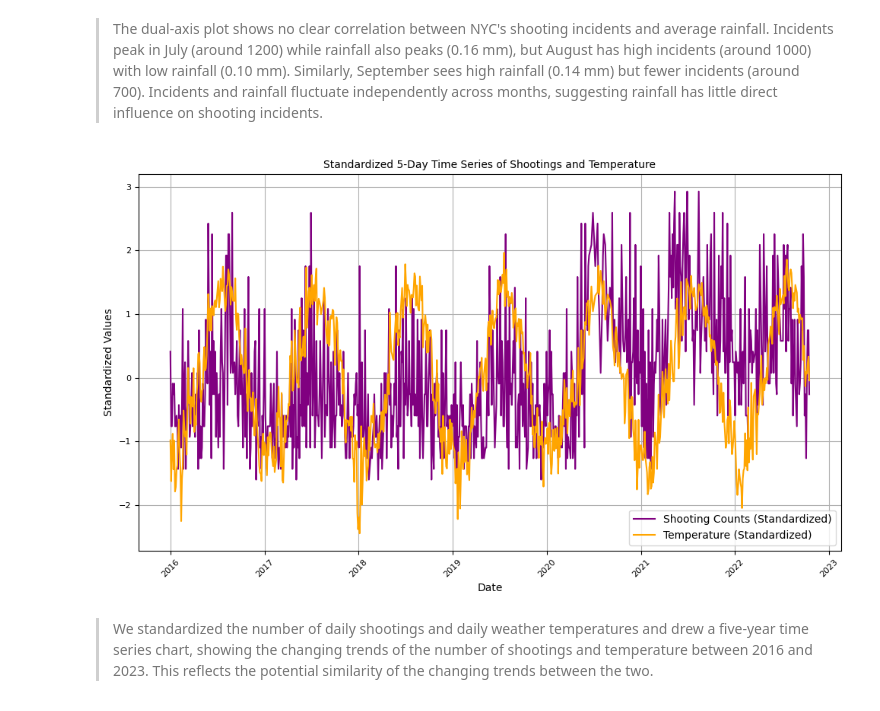
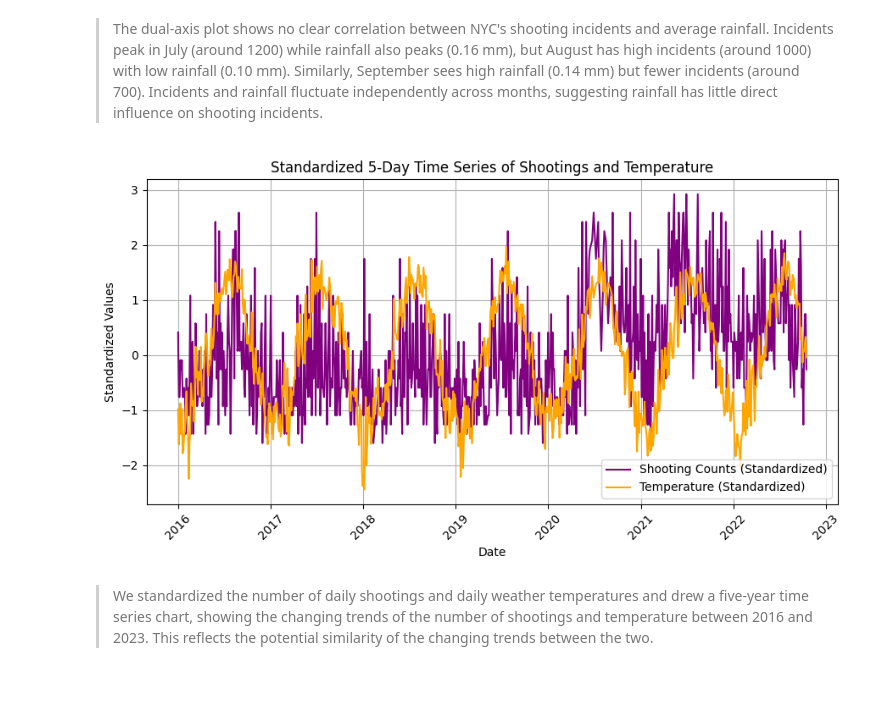
Before and after one commit to Ryanaco/ryan_aco.github.io, a Jupyter notebook: Explainer_Notebook_Final_Project.ipynb, the cells around one changed output. Saved outputs shown, nothing was run; the diff lists cells and outputs as text; code cells hidden in the pictures.

Commit message:
adjusted figure

```diff
--- a/Explainer_Notebook_Final_Project.ipynb
+++ b/Explainer_Notebook_Final_Project.ipynb
@@ -842,35 +842,40 @@ merged = merged[(merged['shooting_count'] > 0) & (merged['temperature'].notna())
 # Step 3: Remove outliers using the IQR method
 def remove_outliers(df, column):
     Q1 = df[column].quantile(0.25)
     Q3 = df[column].quantile(0.75)
     IQR = Q3 - Q1
     lower_bound = Q1 - 1.5 * IQR
     upper_bound = Q3 + 1.5 * IQR
     return df[(df[column] >= lower_bound) & (df[column] <= upper_bound)]
 
 merged = remove_outliers(merged, 'shooting_count')
 merged = remove_outliers(merged, 'temperature')
 
 # Step 4: Standardize the data
 scaler = StandardScaler()
 standardized_data = scaler.fit_transform(merged[['shooting_count', 'temperature']])
 merged['shooting_count_std'] = standardized_data[:, 0]
 merged['temperature_std'] = standardized_data[:, 1]
 
 # Step 5: Plot the standardized time series with 5-day intervals
-plt.figure(figsize=(10, 6))
+plt.figure(figsize=(9, 5))
 plt.plot(merged['date'], merged['shooting_count_std'], label='Shooting Counts (Standardized)', color='purple')
 plt.plot(merged['date'], merged['temperature_std'], label='Temperature (Standardized)', color='orange')
 plt.xlabel('Date')
 plt.ylabel('Standardized Values')
 plt.title('Standardized 5-Day Time Series of Shootings and Temperature')
 plt.legend()
 plt.xticks(rotation=45)
 plt.grid(True)
 plt.tight_layout()
+
+# Save the plot to a file
+plt.savefig('Time-serie graph.png')
+
+# Show the plot
 plt.show()
 # %% [output]
-[figure, old version]
+[figure, new version]
 # %% [markdown]
 >We standardized the number of daily shootings and daily weather temperatures and drew a five-year time series chart, showing the changing trends of the number of shootings and temperature between 2016 and 2023. This reflects the potential similarity of the changing trends between the two.
 # %%
```
Also changed, not shown: parts of 4 cells of this notebook, 13 other files.
